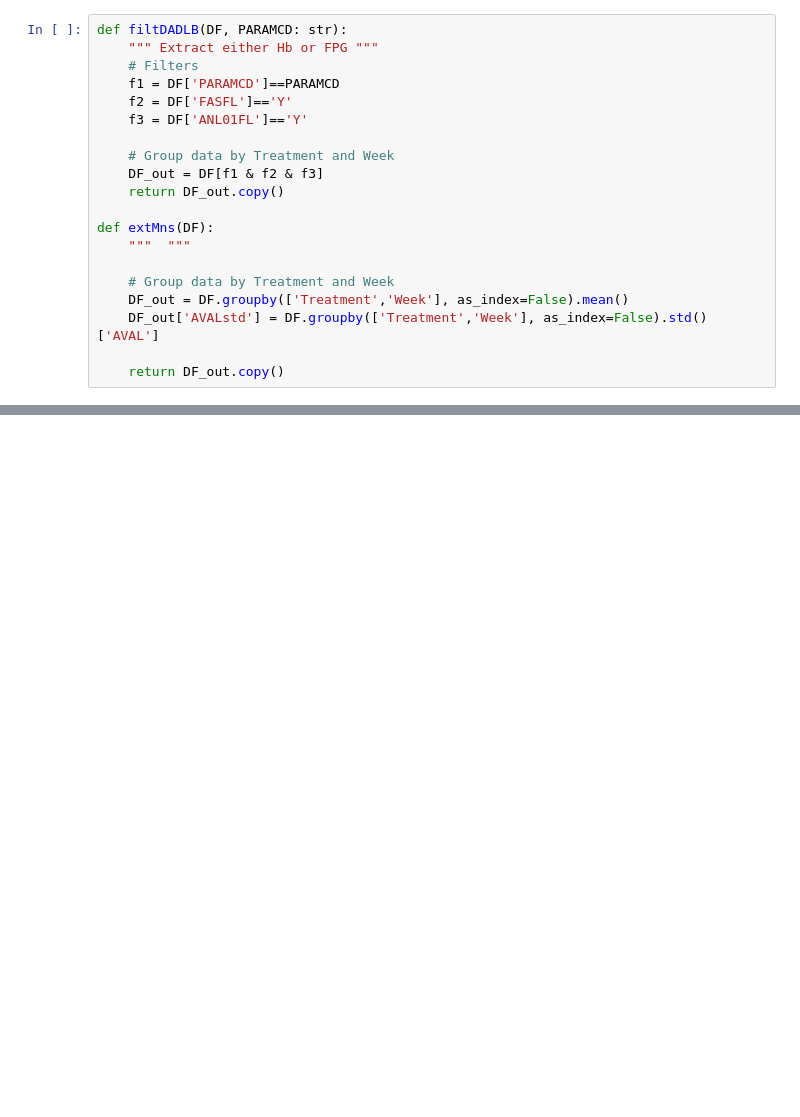
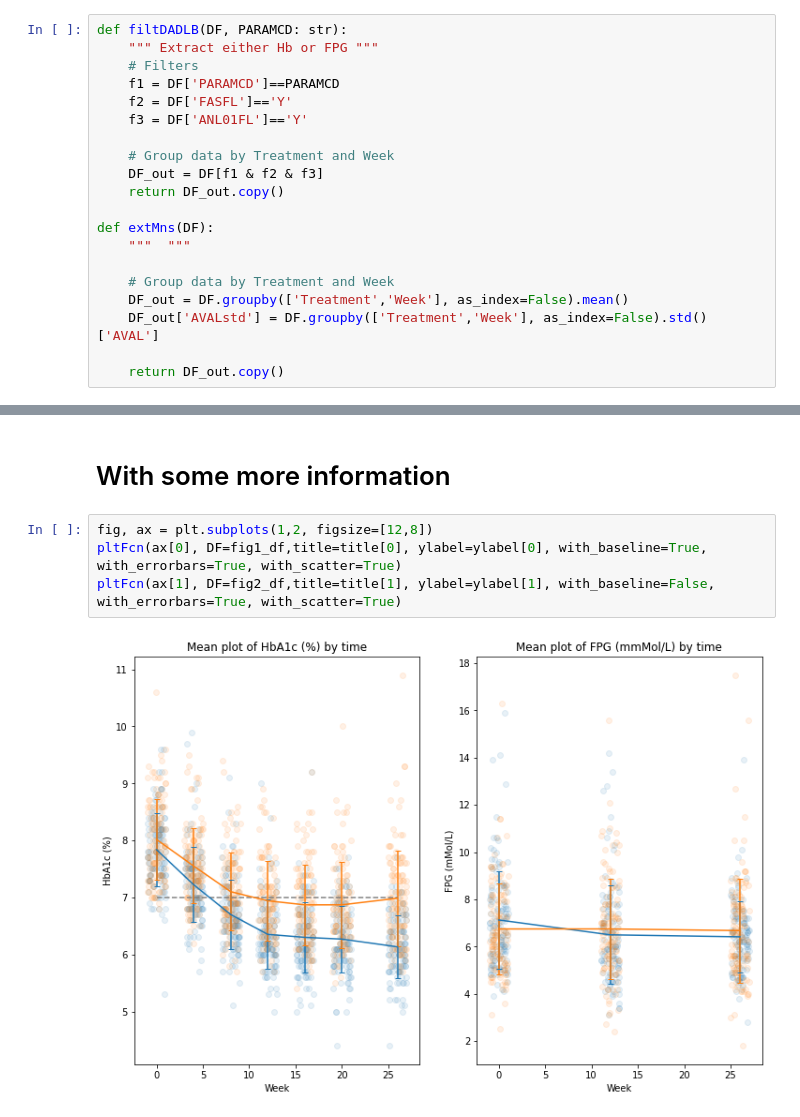
Before and after one commit to nurrix/novo-application-2022-03-28, a Jupyter notebook: Novo2022-03-28.ipynb, the cells around one changed output, grey strips where cells are left out. Drawn from its saved outputs; the diff is of its cells as text; blank space fills up the shorter version.

```diff
--- a/Novo2022-03-28.ipynb
+++ b/Novo2022-03-28.ipynb
@@ -518,0 +495,8 @@ pltFcn(DF=fig2_df,title=title, ylabel = ylabel, plotbaseline=False)
+# %% [markdown]
+# With some more information
+# %%
+fig, ax = plt.subplots(1,2, figsize=[12,8])
+pltFcn(ax[0], DF=fig1_df,title=title[0], ylabel=ylabel[0], with_baseline=True, with_errorbars=True, with_scatter=True)
+pltFcn(ax[1], DF=fig2_df,title=title[1], ylabel=ylabel[1], with_baseline=False, with_errorbars=True, with_scatter=True)
+# %% [output]
+[figure, added]
```
Also changed, not shown: parts of 12 cells of this notebook.
